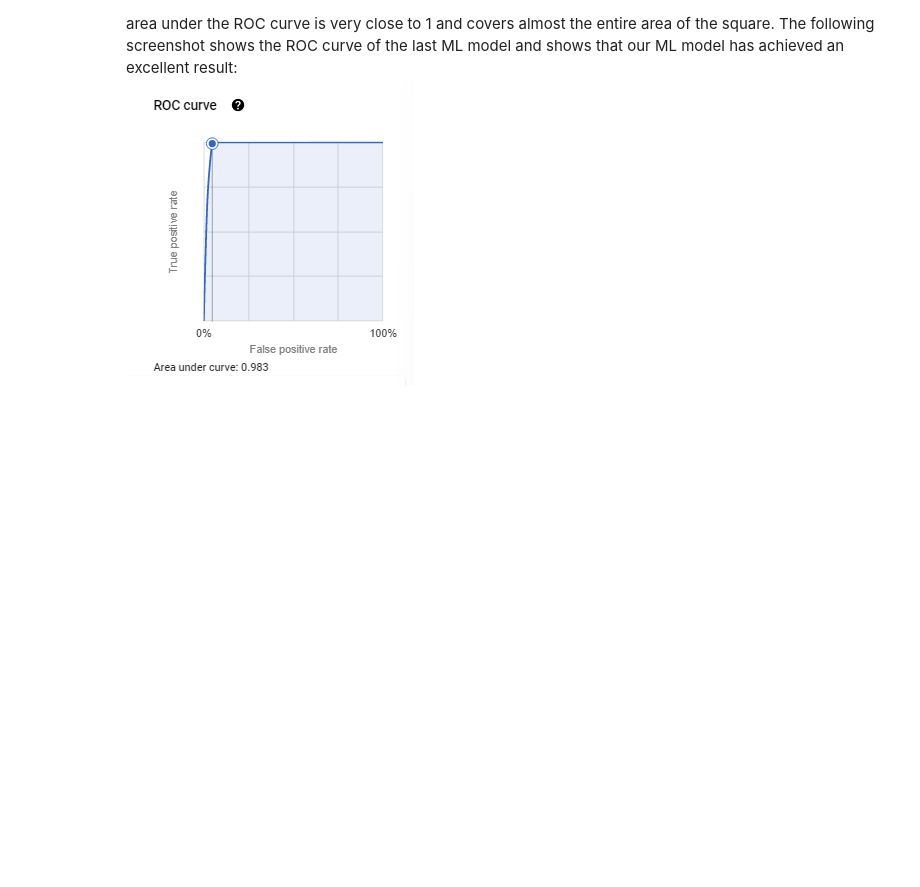
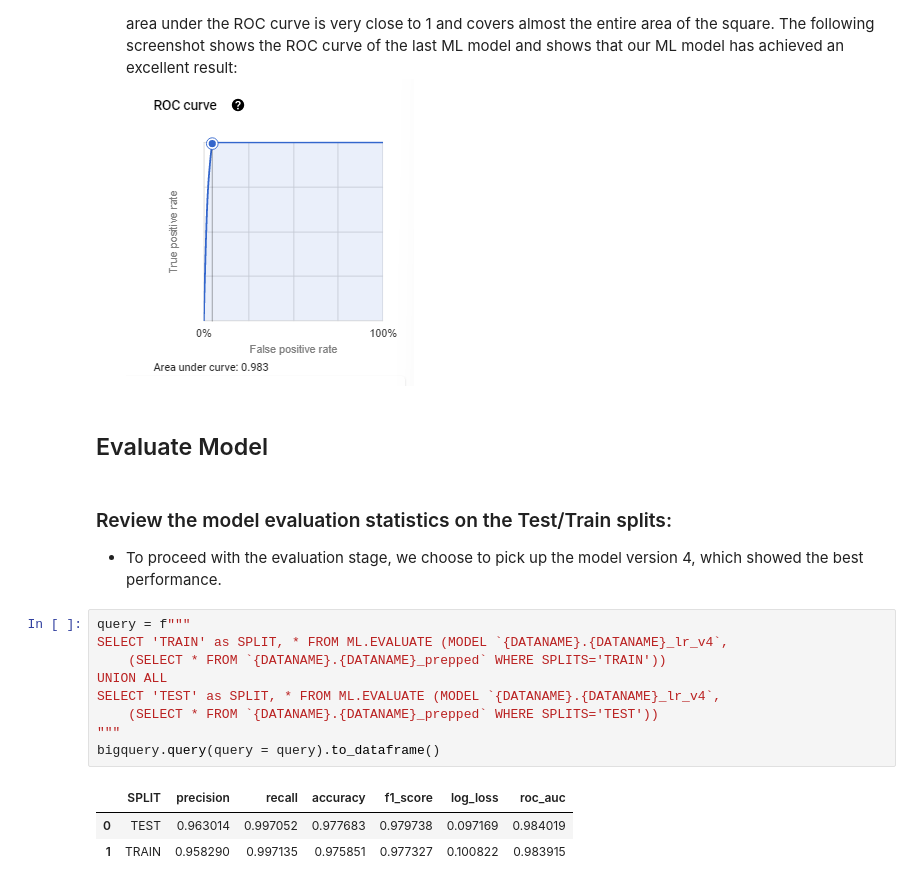
Before and after one commit to zacharyvunguyen/BigQuery-Machine-Learning-Predicting-Boolean-Values-Using-Binary-Logistic-Regression, a Jupyter notebook: 03a - BigQuery Machine Learning (BQML) - Machine Learning with SQL.ipynb, the cells around one changed output. Cells and saved outputs as stored; diff of their text form; blank space fills up the shorter version.

```diff
--- a/03a - BigQuery Machine Learning (BQML) - Machine Learning with SQL.ipynb
+++ b/03a - BigQuery Machine Learning (BQML) - Machine Learning with SQL.ipynb
@@ -235,3 +235,23 @@ model. In fact, the blue area under the ROC curve is very close to 1 and covers
 almost the entire area of the square. The following screenshot shows the ROC curve
 of the last ML model and shows that our ML model has achieved an excellent result: <br>
 ![v4 roc.png](attachment:788e9fa6-c7d3-4c5e-b306-ab70f84cce8c.png)
+# %% [markdown]
+## Evaluate Model
+# %% [markdown]
+### Review the model evaluation statistics on the Test/Train splits:
+- To proceed with the evaluation stage, we choose to
+pick up the model version 4, which showed the best
+performance.
+# %%
+query = f"""
+SELECT 'TRAIN' as SPLIT, * FROM ML.EVALUATE (MODEL `{DATANAME}.{DATANAME}_lr_v4`,
+    (SELECT * FROM `{DATANAME}.{DATANAME}_prepped` WHERE SPLITS='TRAIN'))
+UNION ALL
+SELECT 'TEST' as SPLIT, * FROM ML.EVALUATE (MODEL `{DATANAME}.{DATANAME}_lr_v4`,
+    (SELECT * FROM `{DATANAME}.{DATANAME}_prepped` WHERE SPLITS='TEST'))
+"""
+bigquery.query(query = query).to_dataframe()
+# %% [output]
+|  | SPLIT | precision | recall | accuracy | f1_score | log_loss | roc_auc |
+| 0 | TEST | 0.963014 | 0.997052 | 0.977683 | 0.979738 | 0.097169 | 0.984019 |
+| 1 | TRAIN | 0.958290 | 0.997135 | 0.975851 | 0.977327 | 0.100822 | 0.983915 |
```
Also changed, not shown: parts of 28 cells of this notebook.
